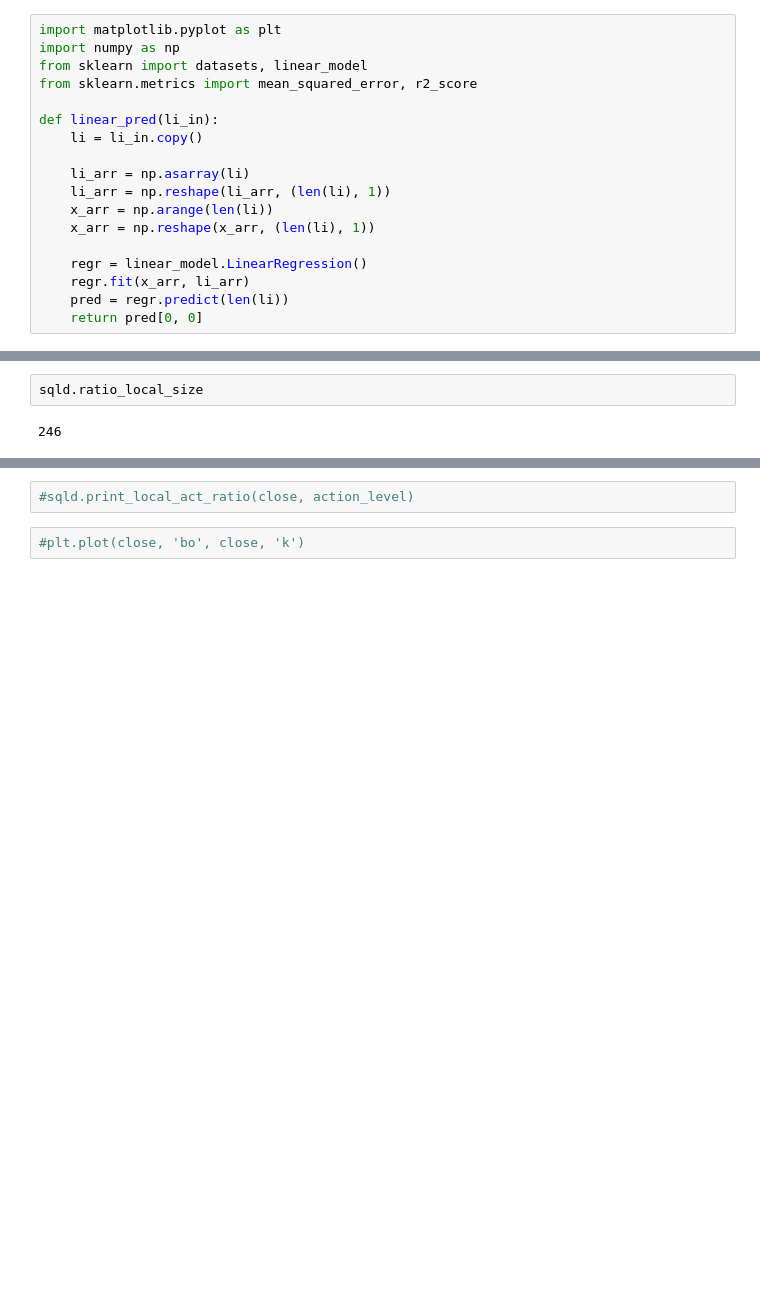
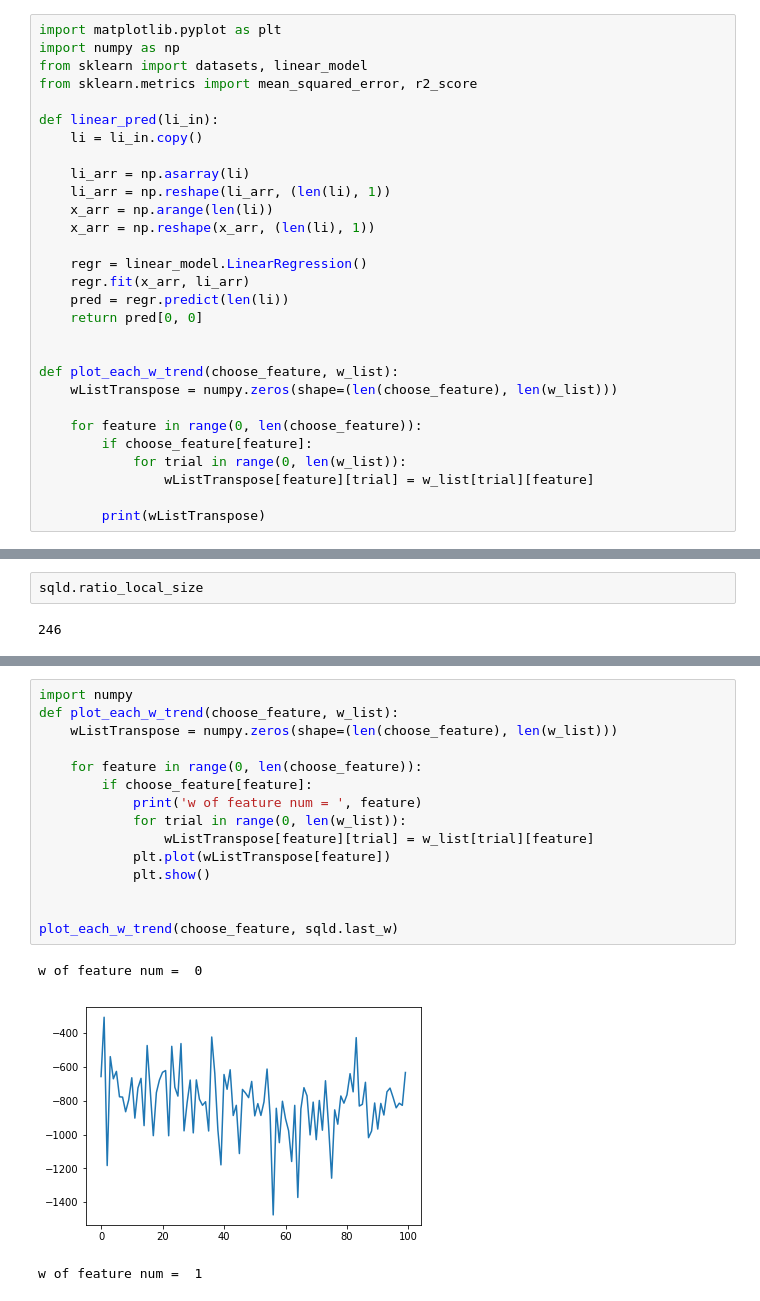
Before and after one commit to da65536/stock-q-learning, a Jupyter notebook: main_openPriceFeature.ipynb, the cells around one changed output, grey strips where cells are left out. Saved outputs shown, nothing was run; the diff lists cells and outputs as text; blank space fills up the shorter version.

```diff
--- a/main_openPriceFeature.ipynb
+++ b/main_openPriceFeature.ipynb
@@ -35,6 +35,17 @@ def linear_pred(li_in):
     regr.fit(x_arr, li_arr)
     pred = regr.predict(len(li))
     return pred[0, 0]
+
+
+def plot_each_w_trend(choose_feature, w_list):
+    wListTranspose = numpy.zeros(shape=(len(choose_feature), len(w_list)))
+
+    for feature in range(0, len(choose_feature)):
+        if choose_feature[feature]:
+            for trial in range(0, len(w_list)):
+                wListTranspose[feature][trial] = w_list[trial][feature]
+
+        print(wListTranspose)
 # %%
 import sys
 
@@ -900,4 +929,19 @@ sqld.last_w
-# %%
-#sqld.print_local_act_ratio(close, action_level)
-# %%
-#plt.plot(close, 'bo', close, 'k')
+# %%
+import numpy
+def plot_each_w_trend(choose_feature, w_list):
+    wListTranspose = numpy.zeros(shape=(len(choose_feature), len(w_list)))
+
+    for feature in range(0, len(choose_feature)):
+        if choose_feature[feature]:
+            print('w of feature num = ', feature)
+            for trial in range(0, len(w_list)):
+                wListTranspose[feature][trial] = w_list[trial][feature]
+            plt.plot(wListTranspose[feature])
+            plt.show()
+
+
+plot_each_w_trend(choose_feature, sqld.last_w)
+# %% [output]
+w of feature num =  0
+[figure, added]
+w of feature num =  1
```
Also changed, not shown: parts of 10 cells of this notebook, 19 other files.
